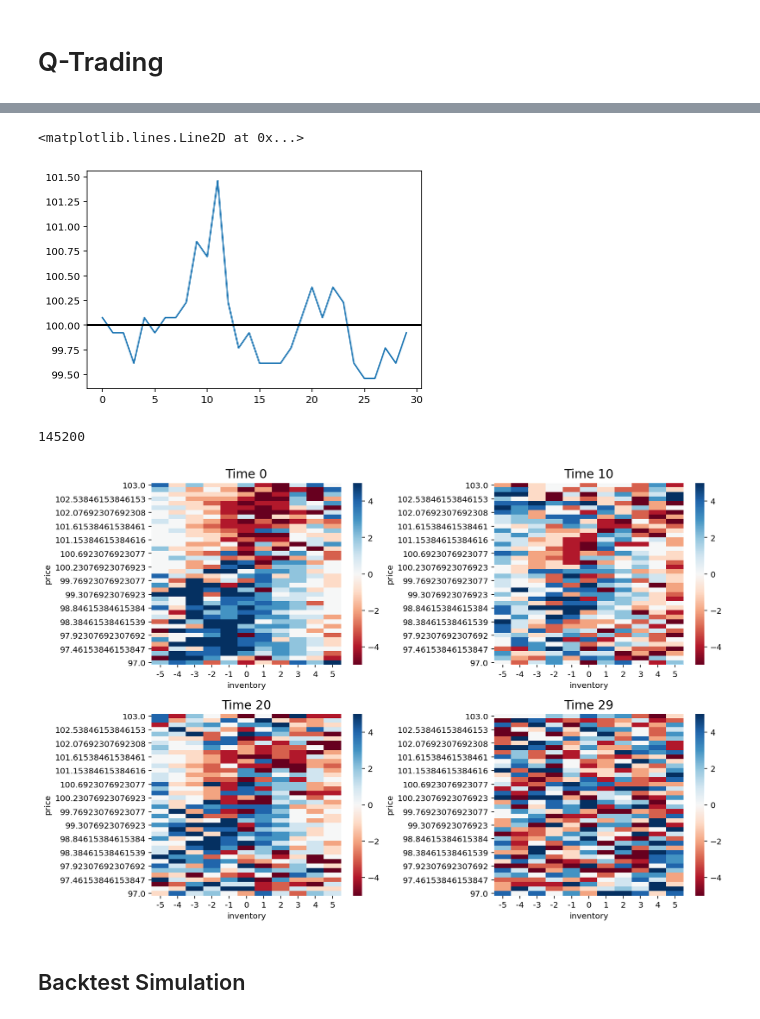
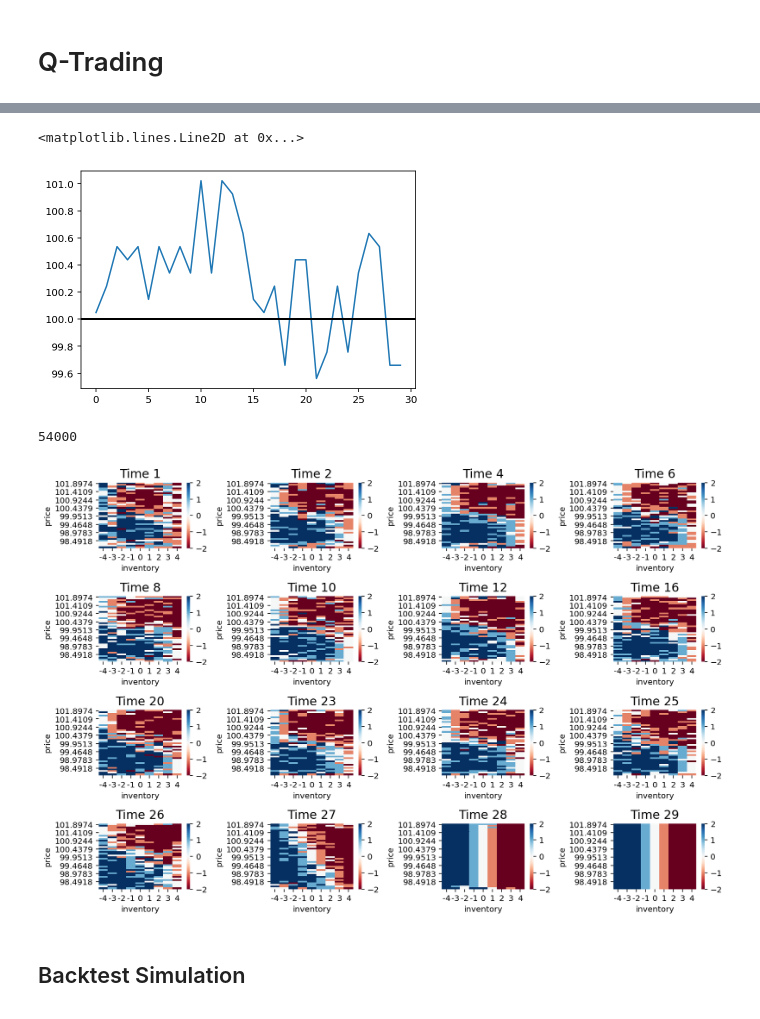
Before and after one commit to gerdm/rl-ou-process, a Jupyter notebook: test-implementation.ipynb, the cells around one changed output, grey strips where cells are left out. Drawn from its saved outputs; the diff is of its cells as text; code cells hidden in the pictures.

```diff
--- a/test-implementation.ipynb
+++ b/test-implementation.ipynb
@@ -12,7 +12,3 @@ from tqdm.notebook import tqdm
 # %%
 %config InlineBackend.figure_format = "retina"
 #%load_ext line_profiler
-# %%
-with open("qtrading-params.json") as f:
-    params = json.load(f)
-params
@@ -32,6 +15,19 @@ params
+# %%
+params ={'kappa': 5.0,
+ 'sigma': 1.2,
+ 'xbar': 100.0,
+ 'phi': 0.01,
+ 'gamma': 0.999,
+ 'c': 2.0,
+ 'T': 3.0,
+ 'dt': 0.1,
+ 'A': 200000.0,
+ 'B': 200000.0,
+ 'C': 200000.0,
+ 'D': 200000.0}
 # %%
 reload(rlou)
-qtr = rlou.QTrading(**params, inventory_min=-5, inventory_max=5)
+qtr = rlou.QTrading(**params, inventory_min=-4, inventory_max=4, buy_max=2,buy_min=-2,n_price=40)
 # %%
 Xt = qtr.simulate_ou_process(nsims=1)
 Xt = qtr.buckets[np.digitize(Xt, qtr.buckets)]
@@ -39,15 +35,15 @@ plt.plot(Xt)
 plt.axhline(y=qtr.xbar, c="black", linewidth=2)
 # %% [output]
 <matplotlib.lines.Line2D at 0x...>
-[figure, old version]
+[figure, new version]
 # %%
 np.prod(qtr.Q.shape)
 # %% [output]
-145200
+54000
 # %%
-qtr.A = 1e5
-qtr.B = 1e5
-qtr.C = 1e3
-qtr.D = 1e3
+qtr.A = 1e7#1e7
+qtr.B = 1e7#1e7
+qtr.C = 1e6#1e5
+qtr.D = 1e6#1e5
 qtr.eps_0 = 1e-2
 # %%
@@ -57,16 +53,16 @@ coords = [qtr.timesteps, qtr.buckets, qtr.inventory, qtr.actions]
 dims = ["time", "price", "inventory", "action"]
 Qm = xr.DataArray(qtr.Q.copy(), coords=coords, dims=dims)
 # %%
-fig, ax = plt.subplots(2, 2, figsize=(12, 8))
+fig, ax = plt.subplots(4, 4, figsize=(12, 8))
 ax = ax.ravel()
-for axi, ti in zip(ax, [0, 10, 20, 29]):
+for axi, ti in zip(ax, [1, 2, 4, 6, 8, 10, 12, 16, 20, 23, 24, 25, 26, 27, 28, 29]):
     hm_values = Qm.isel(time=ti).idxmax(dim="action").to_dataframe("A").reset_index()
     hm_values = hm_values.pivot_table(index="price", columns="inventory", values="A").sort_index(ascending=False)
     axi.set_title(f"Time {ti}", fontsize=15)
     sns.heatmap(hm_values, cmap="RdBu", ax=axi)
 plt.tight_layout()
 # %% [output]
-[figure, old version]
+[figure, new version]
 # %% [markdown]
 ## Backtest Simulation
 # %%
```
Also changed, not shown: parts of 6 cells of this notebook, 1 other file.
